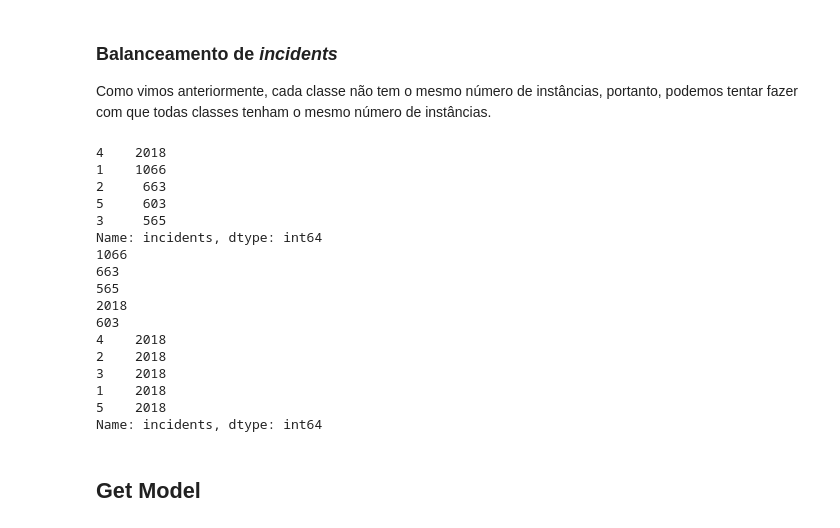
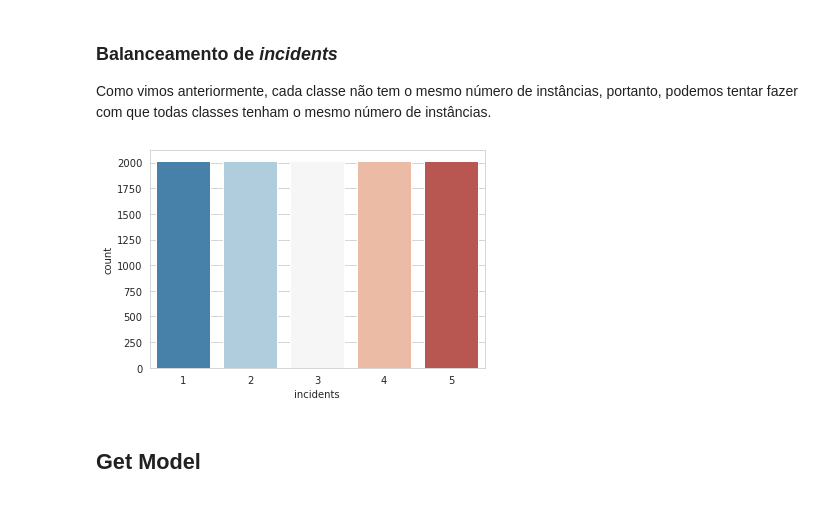
Before and after one commit to MarianaFilipa/DAA, a Jupyter notebook: Competição_Tarefa/Competition.ipynb, the cells around one changed output. Cells and saved outputs as stored; diff of their text form; code cells hidden in the pictures.

```diff
--- a/Competição_Tarefa/Competition.ipynb
+++ b/Competição_Tarefa/Competition.ipynb
@@ -365,50 +399,36 @@ def balancedData(df):
     #print(count_2)
     #print(count_3)
     #print(count_4)
     #print(count_5)
 
     #print(df['incidents'].unique())
 
     df_class_4 = df[df['incidents'] == 4]
 
     df_class_2 = df[df['incidents'] == 2]
     df_class_2_over = df_class_2.sample(count_4, replace=True)
 
     df_class_3 = df[df['incidents'] == 3]
     df_class_3_over = df_class_3.sample(count_4, replace=True)
 
     df_class_1 = df[df['incidents'] == 1]
     df_class_1_over = df_class_1.sample(count_4, replace=True)
 
     df_class_5 = df[df['incidents'] == 5]
     df_class_5_over = df_class_5.sample(count_4, replace=True)
 
     df_test_over = pd.concat([df_class_4, df_class_2_over,
                               df_class_3_over, df_class_1_over,
                               df_class_5_over], axis=0)
 
     #print(df_test_over.incidents.value_counts())
+    sns.set_style("whitegrid")
+    sns.countplot(x="incidents", data=df_test_over, palette="RdBu_r")
     return df_test_over
 
 df = balancedData(df)
 # %% [output]
-4    2018
-1    1066
-2     663
-5     603
-3     565
-Name: incidents, dtype: int64
-1066
-663
-565
-2018
-603
-4    2018
-2    2018
-3    2018
-1    2018
-5    2018
-Name: incidents, dtype: int64
+[figure, added]
 # %% [markdown]
 ## Get Model
 # %%
```
Also changed, not shown: parts of 3 cells of this notebook.
